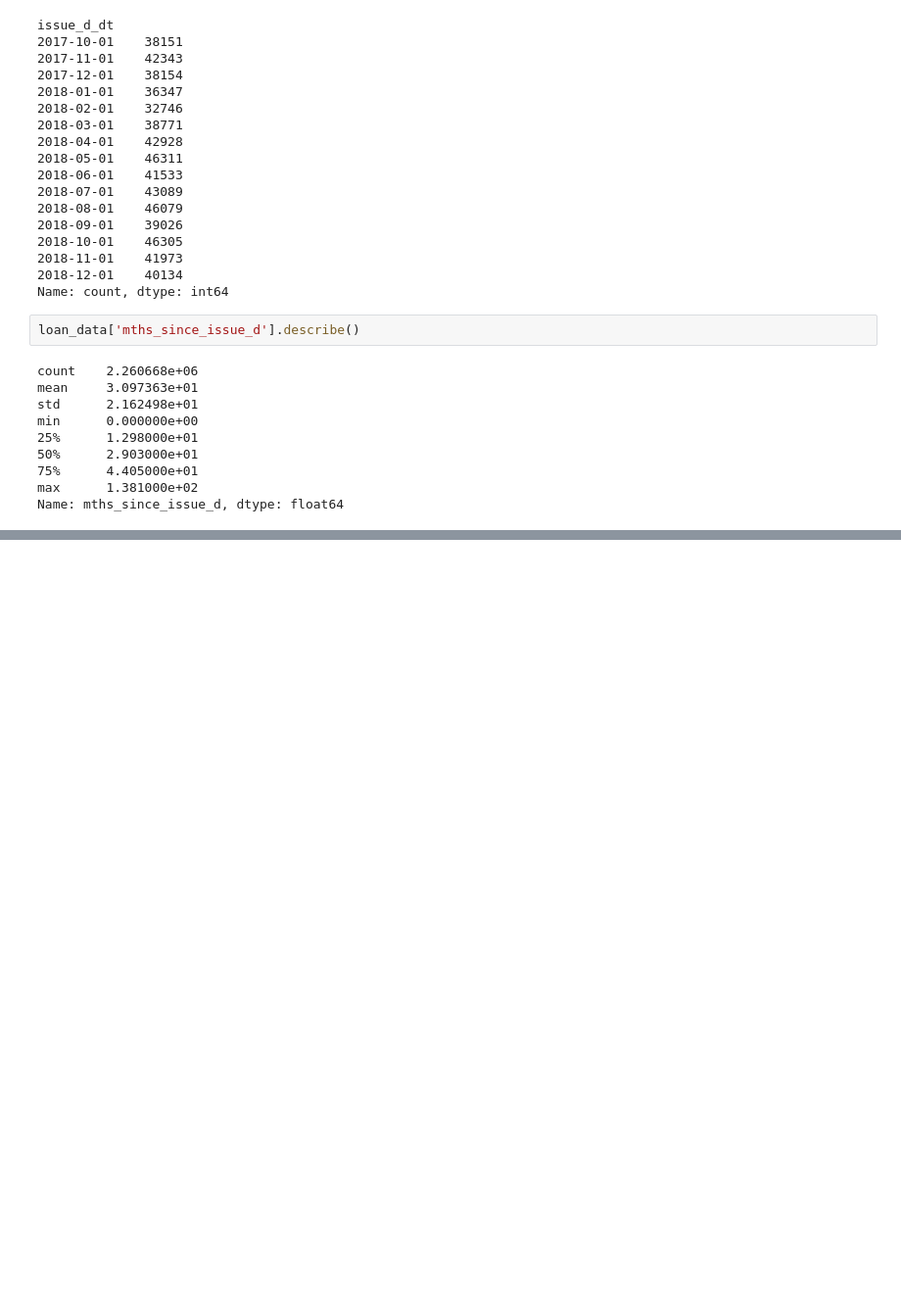
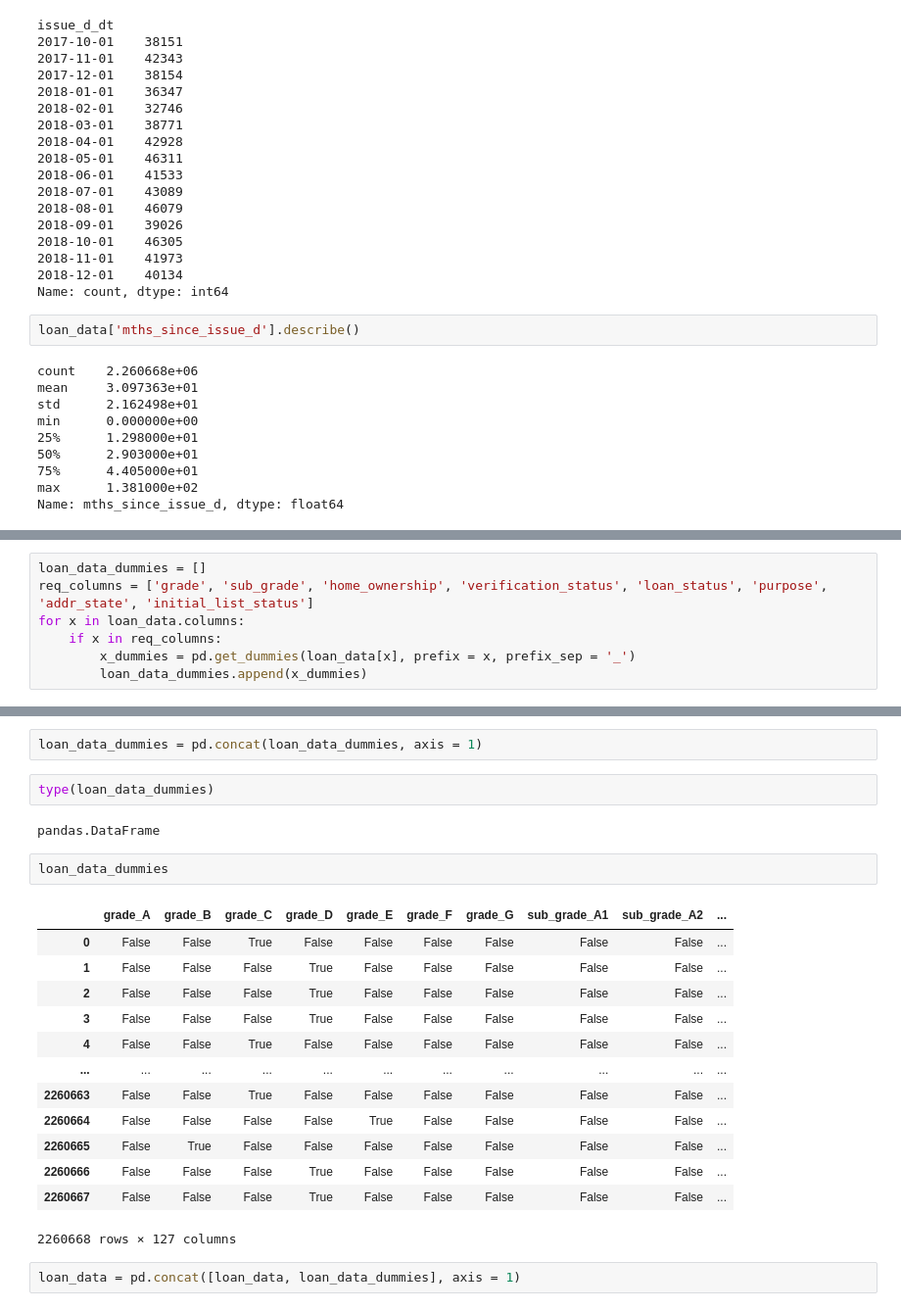
Before and after one commit to ameyaranade95/ecl-credit-risk-lending-club, a Jupyter notebook: notebooks/Importing data into python.ipynb, the cells around one changed output, grey strips where cells are left out. Shown at 98% size. Cells and saved outputs as stored; diff of their text form; blank space fills up the shorter version.

```diff
--- a/notebooks/Importing data into python.ipynb
+++ b/notebooks/Importing data into python.ipynb
@@ -331,0 +350,7 @@ Name: mths_since_issue_d, dtype: float64
+# %%
+loan_data_dummies = []
+req_columns = ['grade', 'sub_grade', 'home_ownership', 'verification_status', 'loan_status', 'purpose', 'addr_state', 'initial_list_status']
+for x in loan_data.columns:
+    if x in req_columns:
+        x_dummies = pd.get_dummies(loan_data[x], prefix = x, prefix_sep = '_')
+        loan_data_dummies.append(x_dummies)
@@ -331,0 +377,24 @@ Name: mths_since_issue_d, dtype: float64
+# %%
+loan_data_dummies = pd.concat(loan_data_dummies, axis = 1)
+# %%
+type(loan_data_dummies)
+# %% [output]
+pandas.DataFrame
+# %%
+loan_data_dummies
+# %% [output]
+|  | grade_A | grade_B | grade_C | grade_D | grade_E | grade_F | grade_G | sub_grade_A1 | sub_grade_A2 | ... |
+| 0 | False | False | True | False | False | False | False | False | False | ... |
+| 1 | False | False | False | True | False | False | False | False | False | ... |
+| 2 | False | False | False | True | False | False | False | False | False | ... |
+| 3 | False | False | False | True | False | False | False | False | False | ... |
+| 4 | False | False | True | False | False | False | False | False | False | ... |
+| ... | ... | ... | ... | ... | ... | ... | ... | ... | ... | ... |
+| 2260663 | False | False | True | False | False | False | False | False | False | ... |
+| 2260664 | False | False | False | False | True | False | False | False | False | ... |
+| 2260665 | False | True | False | False | False | False | False | False | False | ... |
+| 2260666 | False | False | False | True | False | False | False | False | False | ... |
+| 2260667 | False | False | False | True | False | False | False | False | False | ... |
+2260668 rows × 127 columns
+# %%
+loan_data = pd.concat([loan_data, loan_data_dummies], axis = 1)
```
Also changed, not shown: parts of 17 cells of this notebook.
